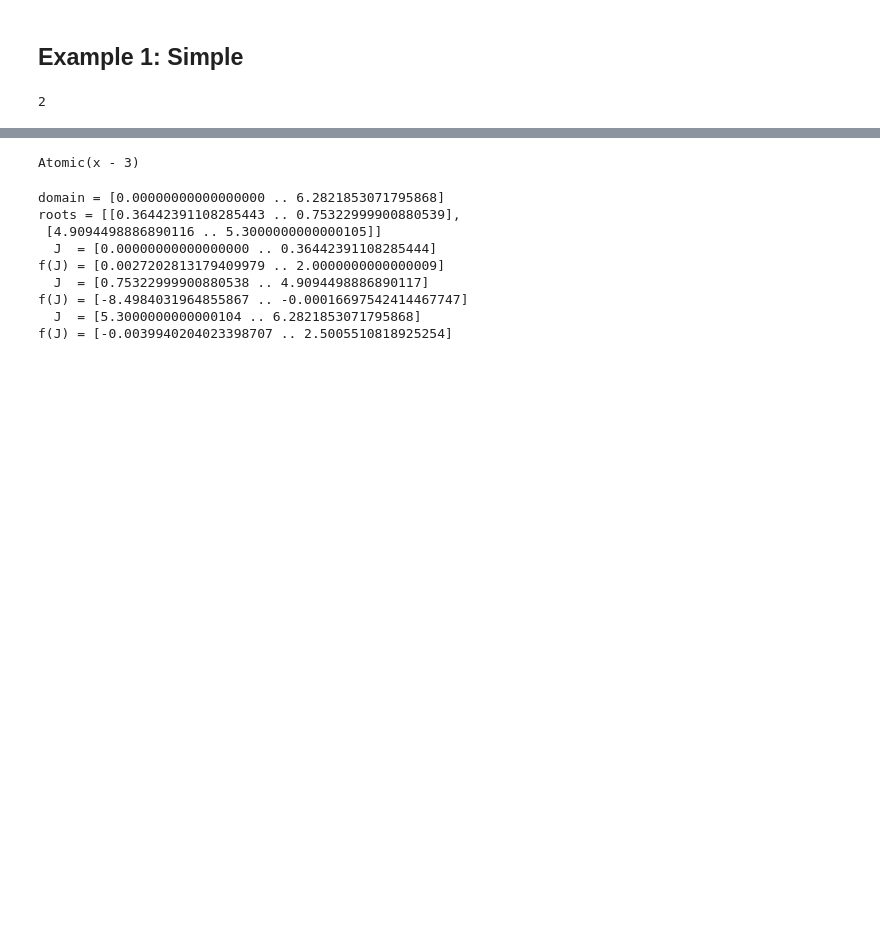
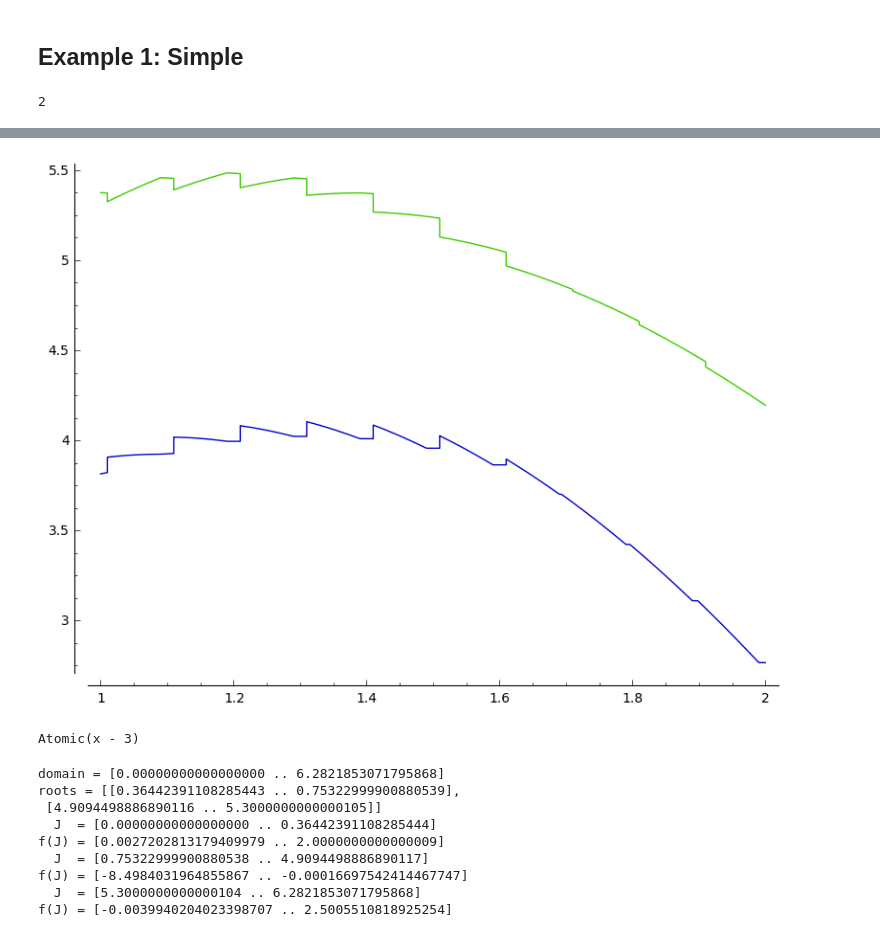
Before and after one commit to twright/Logic-of-Behaviour-in-Uncertain-Contexts, a Jupyter notebook: ULBC2.ipynb, the cells around one changed output, grey strips where cells are left out. Drawn from its saved outputs; the diff is of its cells as text; code cells hidden in the pictures; blank space fills up the shorter version.

```diff
--- a/ULBC2.ipynb
+++ b/ULBC2.ipynb
@@ -26,3 +38,7 @@ reach.res
+# %%
+reach.sage_plot(y, (1,2))
+# %% [output]
+[figure, added]
 # %%
 P = Atomic(x - 3); P
 # %% [output]
```
Also changed, not shown: parts of 3 cells of this notebook, 26 other files.
